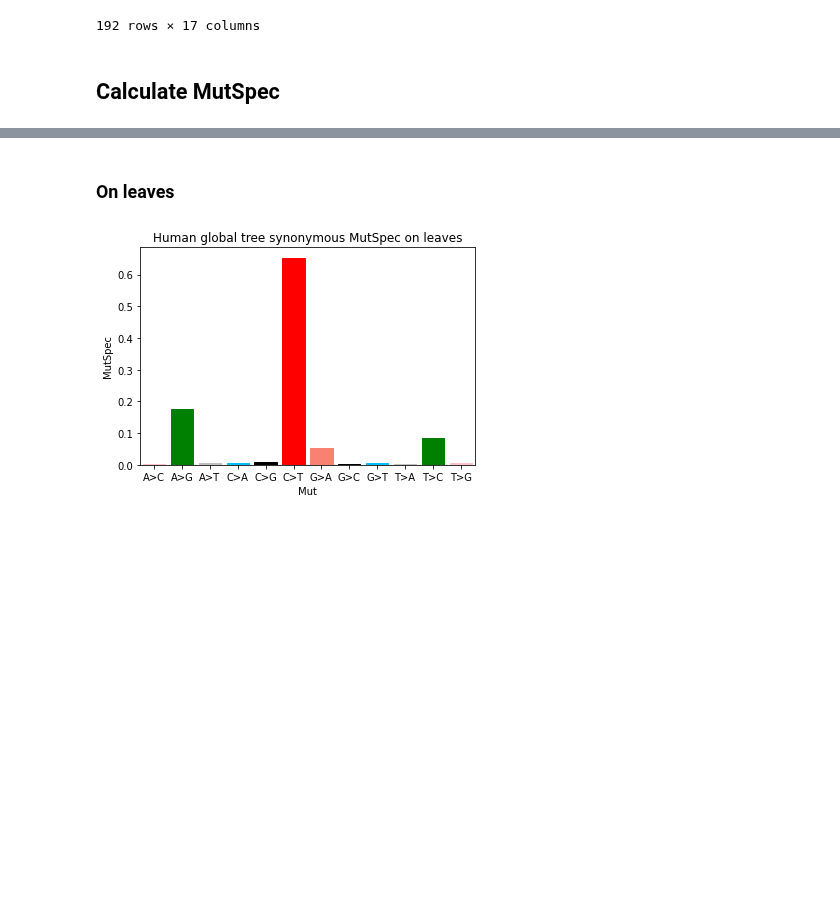
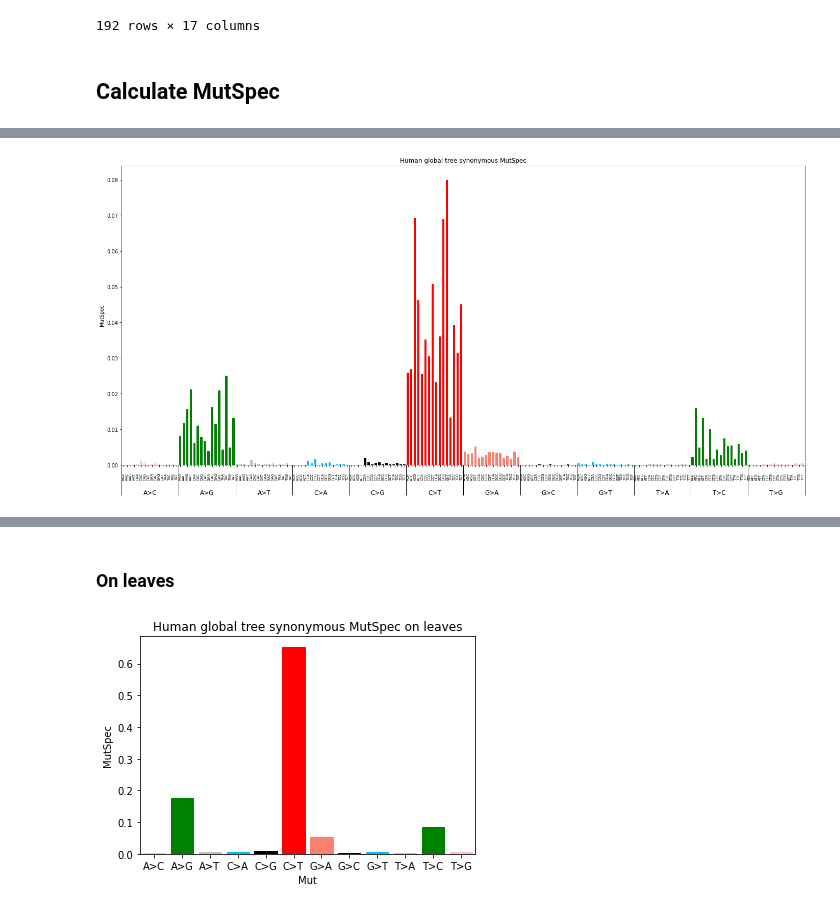
Before and after one commit to mitoclub/mtdnaMutSpecOfCancers, a Jupyter notebook: notebooks/human_global_tree_muts_EDA.ipynb, the cells around one changed output, grey strips where cells are left out. Drawn from its saved outputs; the diff is of its cells as text; code cells hidden in the pictures; blank space fills up the shorter version.

```diff
--- a/notebooks/human_global_tree_muts_EDA.ipynb
+++ b/notebooks/human_global_tree_muts_EDA.ipynb
@@ -353,0 +389,4 @@ plot_mutspec192(ms192, title="Human global tree synonymous MutSpec", filepath=".
+# %%
+plot_mutspec192(ms192, title="Human global tree synonymous MutSpec")
+# %% [output]
+[figure, added]
```
Also changed, not shown: parts of 6 cells of this notebook, 4 other files.
